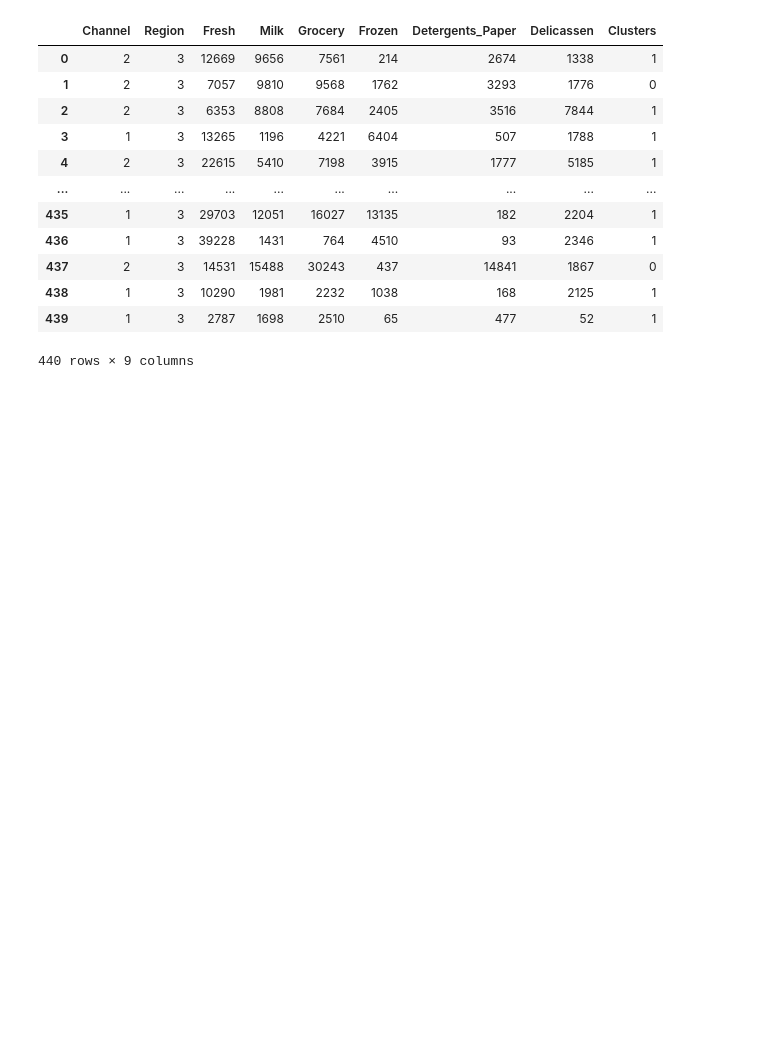
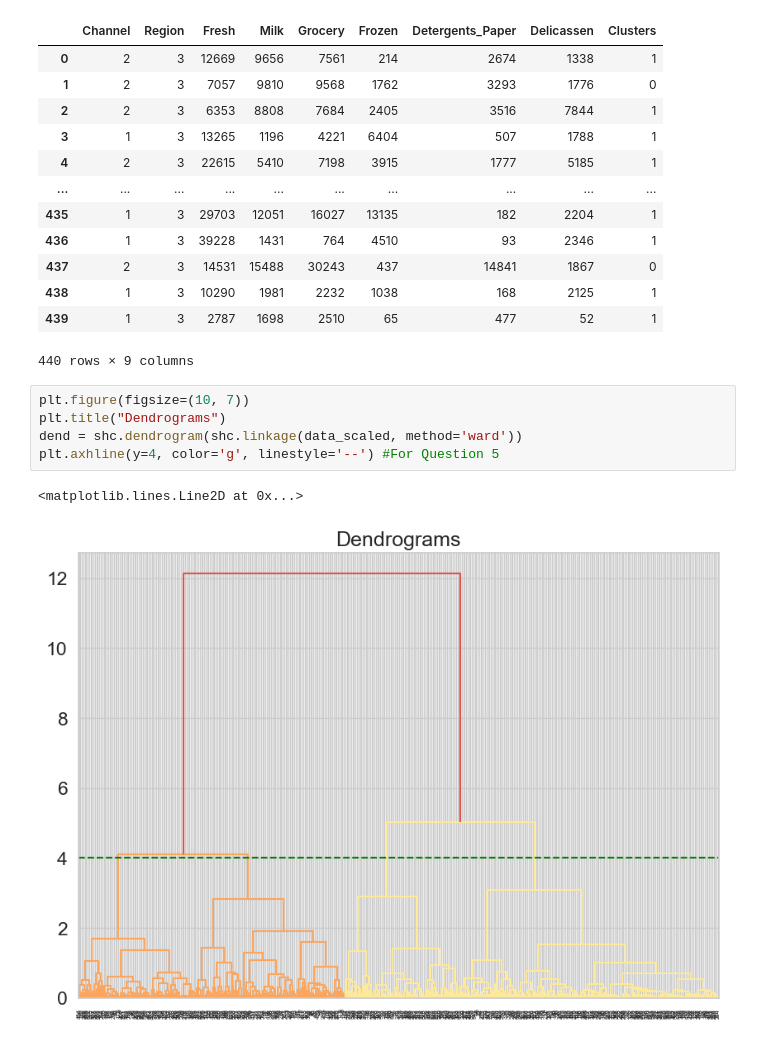
Before and after one commit to rukouuuu/datamining_midtermact, a Jupyter notebook: Activity_4/ILUMIN PADSUYAN MIDTERM_ACT04.ipynb, the cells around one changed output. Drawn from its saved outputs; the diff is of its cells as text; blank space fills up the shorter version.

```diff
--- a/Activity_4/ILUMIN PADSUYAN MIDTERM_ACT04.ipynb
+++ b/Activity_4/ILUMIN PADSUYAN MIDTERM_ACT04.ipynb
@@ -152,3 +158,11 @@ data
 | 438 | 1 | 3 | 10290 | 1981 | 2232 | 1038 | 168 | 2125 | 1 |
 | 439 | 1 | 3 | 2787 | 1698 | 2510 | 65 | 477 | 52 | 1 |
 440 rows × 9 columns
+# %%
+plt.figure(figsize=(10, 7))
+plt.title("Dendrograms")
+dend = shc.dendrogram(shc.linkage(data_scaled, method='ward'))
+plt.axhline(y=4, color='g', linestyle='--') #For Question 5
+# %% [output]
+<matplotlib.lines.Line2D at 0x...>
+[figure, added]
```
Also changed, not shown: parts of 2 cells of this notebook.
